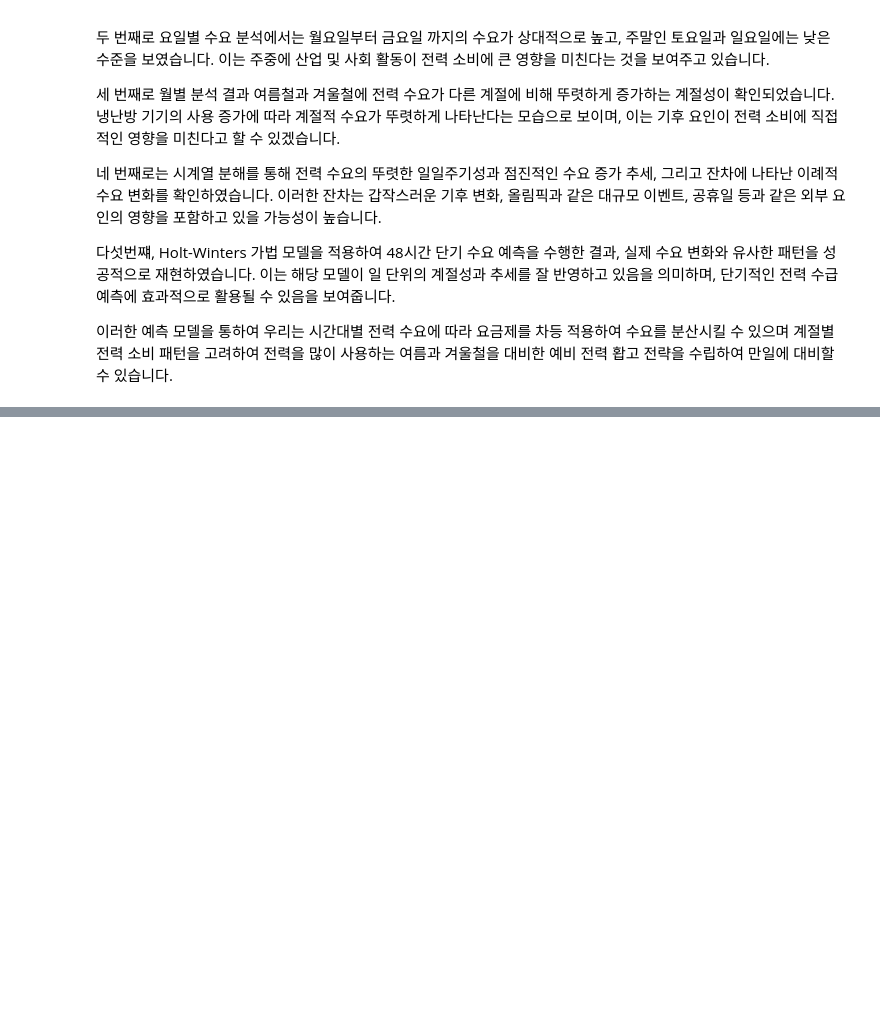
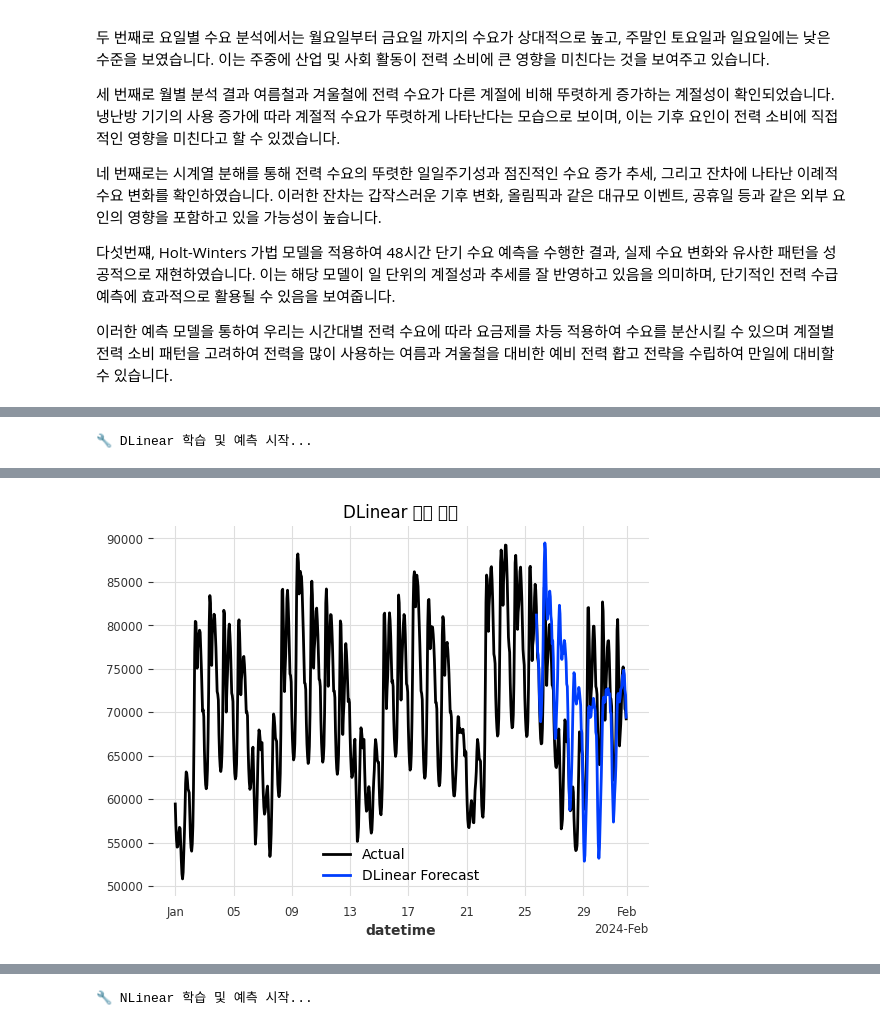
Before and after one commit to doyoung241/-, a Jupyter notebook: 전력수요량 최종.ipynb, the cells around one changed output, grey strips where cells are left out. Cells and saved outputs as stored; diff of their text form; code cells hidden in the pictures; blank space fills up the shorter version.

```diff
--- a/전력수요량 최종.ipynb
+++ b/전력수요량 최종.ipynb
@@ -316,0 +357,20 @@ for 분기, df_quarter in df_all.groupby('분기'):
+# %%
+from sklearn.metrics import mean_absolute_error, mean_squared_error, r2_score, mean_absolute_percentage_error
+import numpy as np
+
+# 예측값과 실제값을 numpy로 변환
+y_true = test_rescaled.values()  # Darts 시계열 객체 → numpy array
+y_pred = forecast_rescaled.values()
+
+# 성능 지표 계산
+mae = mean_absolute_error(y_true, y_pred)
+rmse = np.sqrt(mean_squared_error(y_true, y_pred))
+mape = mean_absolute_percentage_error(y_true, y_pred)
+r2 = r2_score(y_true, y_pred)
+
+# 출력
+print(f"📊 성능 평가 지표")
+print(f"MAE  (Mean Absolute Error)      : {mae:.2f}")
+print(f"RMSE (Root Mean Squared Error)  : {rmse:.2f}")
+print(f"MAPE (Mean Absolute Percentage) : {mape*100:.2f}%")
+print(f"R²   (R-squared / 결정계수)     : {r2:.4f}")
@@ -316,0 +555,57 @@ for 분기, df_quarter in df_all.groupby('분기'):
+# %%
+# ⚠ 사전 설치
+# !pip install darts[torch] --upgrade
+
+from darts.models import DLinearModel, NLinearModel
+from darts.metrics import mae, rmse
+from sklearn.metrics import mean_absolute_percentage_error, r2_score
+
+# ===============================
+# 함수로 모델 실행 및 평가
+# ===============================
+def train_and_evaluate(model_class, model_name):
+    print(f"\n🔧 {model_name} 학습 및 예측 시작...")
+
+    # 모델 정의
+    model = model_class(
+        input_chunk_length=48,
+        output_chunk_length=24,
+        n_epochs=300,
+        random_state=42
+    )
+
+    # 학습
+    model.fit(train_y, past_covariates=train_x, verbose=True)
+
+    # 예측
+    forecast = model.predict(n=len(test_y), past_covariates=cov_scaled)
+    forecast_rescaled = scaler_y.inverse_transform(forecast)
+    test_rescaled = scaler_y.inverse_transform(test_y)
+
+    # 평가
+    y_true = test_rescaled.values()
+    y_pred = forecast_rescaled.values()
+
+    print(f"📊 {model_name} 성능 평가")
+    print(f"MAE  : {mae(test_rescaled, forecast_rescaled):.2f}")
+    print(f"RMSE : {rmse(test_rescaled, forecast_rescaled):.2f}")
+    print(f"MAPE : {mean_absolute_percentage_error(y_true, y_pred)*100:.2f}%")
+    print(f"R²   : {r2_score(y_true, y_pred):.4f}")
+
+    # 시각화
+    target_series.plot(label="Actual")
+    forecast_rescaled.plot(label=f"{model_name} Forecast", lw=2)
+    plt.title(f"{model_name} 예측 결과")
+    plt.legend()
+    plt.show()
+
+# ===============================
+# DLinear 실행
+# ===============================
+train_and_evaluate(DLinearModel, "DLinear")
+
+# ===============================
+# NLinear 실행
+# ===============================
+train_and_evaluate(NLinearModel, "NLinear")
+# %% [output]
@@ -316,0 +629 @@ for 분기, df_quarter in df_all.groupby('분기'):
+🔧 DLinear 학습 및 예측 시작...
@@ -316,0 +640 @@ for 분기, df_quarter in df_all.groupby('분기'):
+[figure, added]
@@ -316,0 +660 @@ for 분기, df_quarter in df_all.groupby('분기'):
+🔧 NLinear 학습 및 예측 시작...
```
Also changed, not shown: parts of 18 cells of this notebook.
